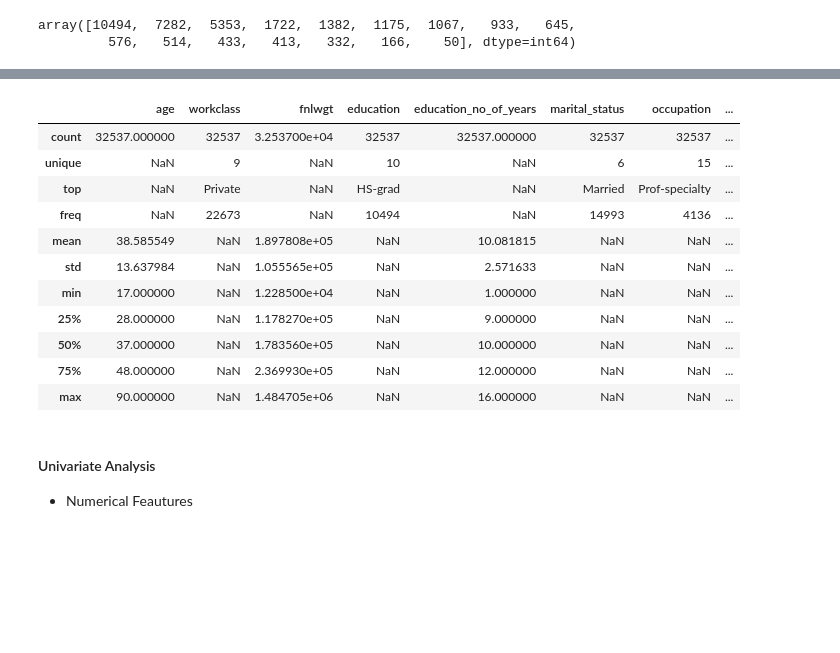
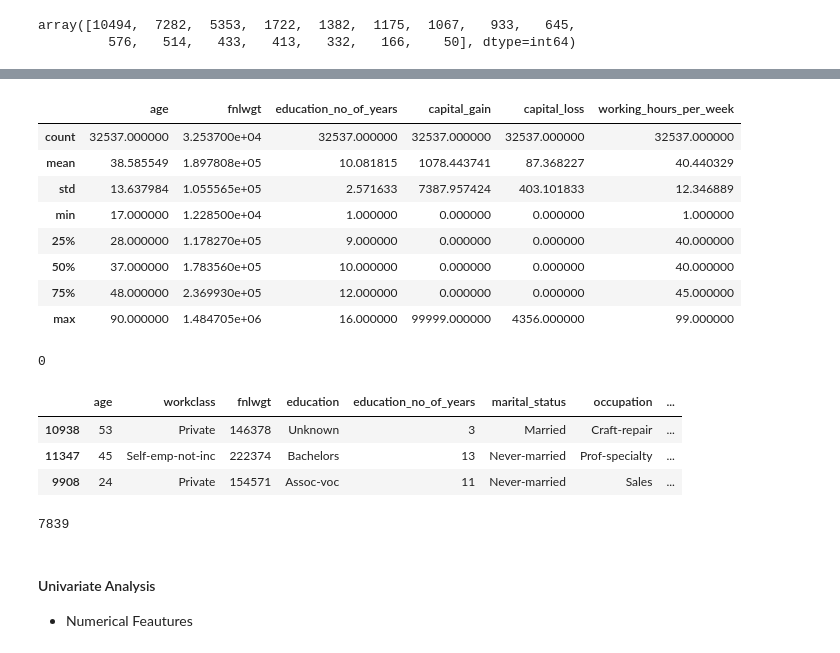
Before and after one commit to jerryola1/Logistic-Regression, a Jupyter notebook: Logistic-Regression.ipynb, the cells around one changed output, grey strips where cells are left out. Cells and saved outputs as stored; diff of their text form; code cells hidden in the pictures; blank space fills up the shorter version.

```diff
--- a/Logistic-Regression.ipynb
+++ b/Logistic-Regression.ipynb
@@ -92,3 +117,3 @@ array([' State-gov', ' Self-emp-not-inc', ' Private', ' Federal-gov',
 # %%
-# replace " ?" with "unknown"
-df["workclass"].replace(" ?", "unknown", inplace = True)
+# # replace " ?" with "unknown"
+# df["workclass"].replace(" ?", "unknown", inplace = True)
@@ -103,4 +120,4 @@ array([' State-gov', ' Self-emp-not-inc', ' Private', ' Federal-gov',
 # %%
 # Remove leading whitespace from each value in the array
-df["workclass"] = df["workclass"].str.strip()
+# df["workclass"] = df["workclass"].str.strip()
 # %%
@@ -128,6 +140,6 @@ array([' Bachelors', ' HS-grad', ' 11th', ' Masters', ' 9th',
 # %%
 # Remove leading whitespace from each value in the array
-df["education"] = df["education"].str.strip()
+# df["education"] = df["education"].str.strip()
 # %%
 # Grouping similar categories with unknown
 df['education'] = df['education'].replace(['1st-4th', '5th-6th', '7th-8th', '9th', \
@@ -161,3 +204,3 @@ array([' Never-married', ' Married-civ-spouse', ' Divorced',
 # %%
 # Remove leading whitespace from each value in the array
-df["marital_status"] = df["marital_status"].str.strip()
+# df["marital_status"] = df["marital_status"].str.strip()
@@ -219,15 +259,23 @@ array(['<=50K', '>50K'], dtype=object)
 # %%
-df.describe(include="all")
+df.describe()
 # %% [output]
-|  | age | workclass | fnlwgt | education | education_no_of_years | marital_status | occupation | ... |
-| count | 32537.000000 | 32537 | 3.253700e+04 | 32537 | 32537.000000 | 32537 | 32537 | ... |
-| unique | NaN | 9 | NaN | 10 | NaN | 6 | 15 | ... |
-| top | NaN | Private | NaN | HS-grad | NaN | Married | Prof-specialty | ... |
-| freq | NaN | 22673 | NaN | 10494 | NaN | 14993 | 4136 | ... |
-| mean | 38.585549 | NaN | 1.897808e+05 | NaN | 10.081815 | NaN | NaN | ... |
-| std | 13.637984 | NaN | 1.055565e+05 | NaN | 2.571633 | NaN | NaN | ... |
-| min | 17.000000 | NaN | 1.228500e+04 | NaN | 1.000000 | NaN | NaN | ... |
-| 25% | 28.000000 | NaN | 1.178270e+05 | NaN | 9.000000 | NaN | NaN | ... |
-| 50% | 37.000000 | NaN | 1.783560e+05 | NaN | 10.000000 | NaN | NaN | ... |
-| 75% | 48.000000 | NaN | 2.369930e+05 | NaN | 12.000000 | NaN | NaN | ... |
-| max | 90.000000 | NaN | 1.484705e+06 | NaN | 16.000000 | NaN | NaN | ... |
+|  | age | fnlwgt | education_no_of_years | capital_gain | capital_loss | working_hours_per_week |
+| count | 32537.000000 | 3.253700e+04 | 32537.000000 | 32537.000000 | 32537.000000 | 32537.000000 |
+| mean | 38.585549 | 1.897808e+05 | 10.081815 | 1078.443741 | 87.368227 | 40.440329 |
+| std | 13.637984 | 1.055565e+05 | 2.571633 | 7387.957424 | 403.101833 | 12.346889 |
+| min | 17.000000 | 1.228500e+04 | 1.000000 | 0.000000 | 0.000000 | 1.000000 |
+| 25% | 28.000000 | 1.178270e+05 | 9.000000 | 0.000000 | 0.000000 | 40.000000 |
+| 50% | 37.000000 | 1.783560e+05 | 10.000000 | 0.000000 | 0.000000 | 40.000000 |
+| 75% | 48.000000 | 2.369930e+05 | 12.000000 | 0.000000 | 0.000000 | 45.000000 |
+| max | 90.000000 | 1.484705e+06 | 16.000000 | 99999.000000 | 4356.000000 | 99.000000 |
+# %%
+df.duplicated().sum()
+# %% [output]
+0
+# %%
+df.sample(3)
+# %% [output]
+|  | age | workclass | fnlwgt | education | education_no_of_years | marital_status | occupation | ... |
+| 10938 | 53 | Private | 146378 | Unknown | 3 | Married | Craft-repair | ... |
+| 11347 | 45 | Self-emp-not-inc | 222374 | Bachelors | 13 | Never-married | Prof-specialty | ... |
+| 9908 | 24 | Private | 154571 | Assoc-voc | 11 | Never-married | Sales | ... |
@@ -234,3 +288,7 @@ df.describe(include="all")
+# %%
+df[df['map_salary'] == 1].value_counts().sum()
+# %% [output]
+7839
 # %%
 from utils import labeled_barplots
 from utils import histogram_boxplot
```
Also changed, not shown: parts of 66 cells of this notebook.
